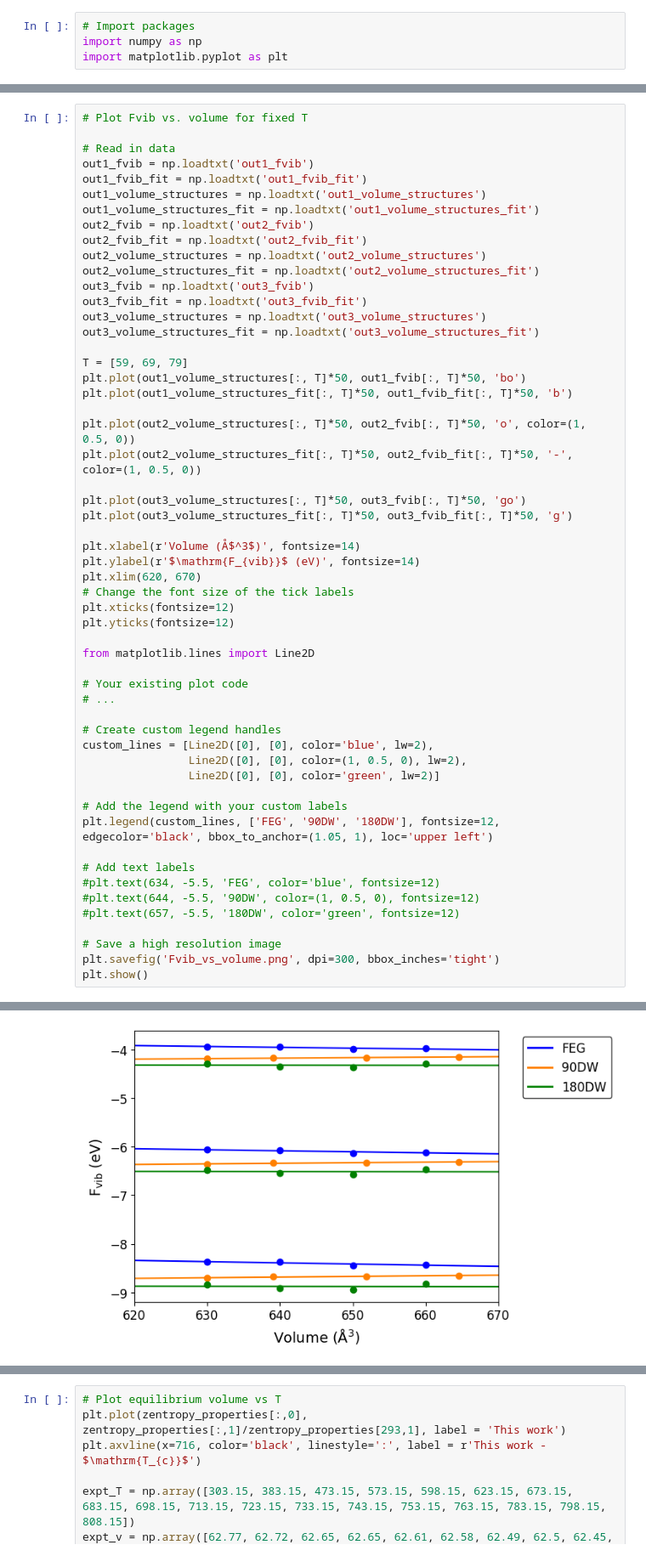
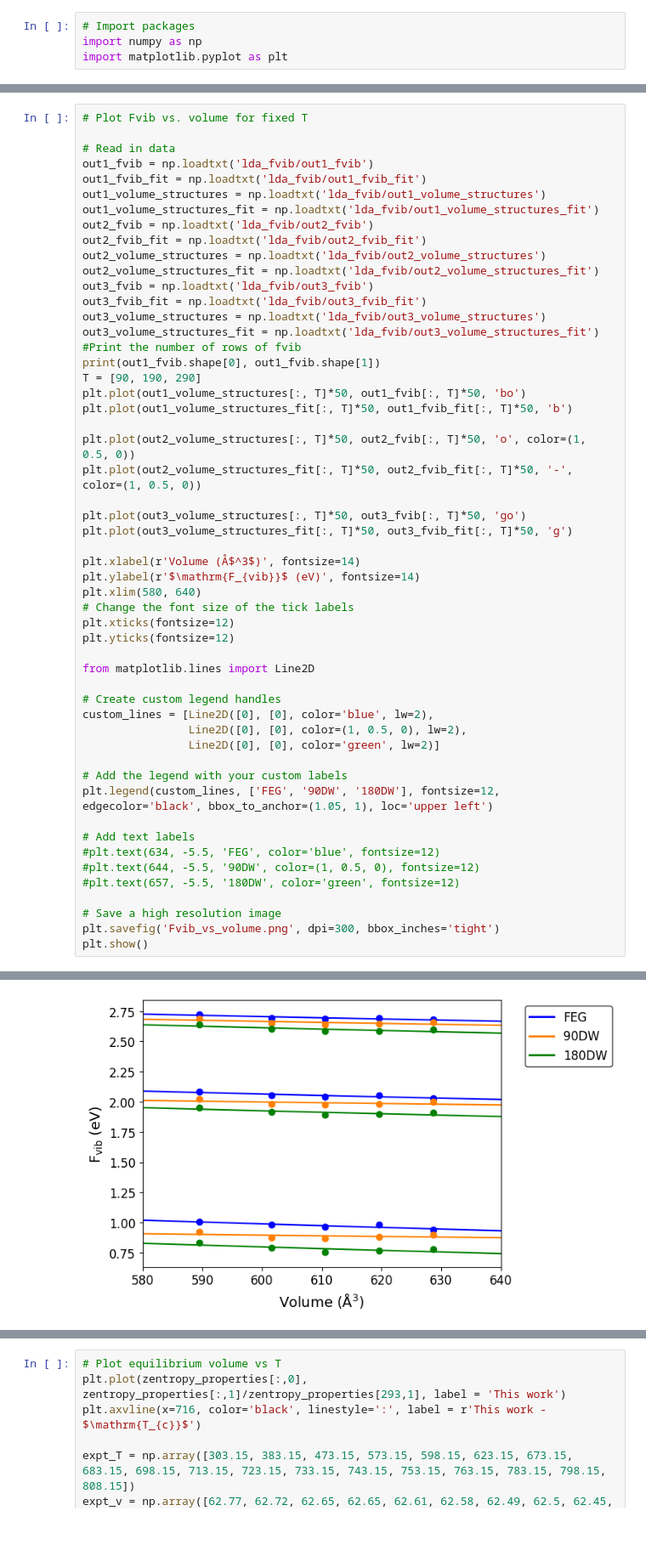
Before and after one commit to nhew1994/PyZentropy, a Jupyter notebook: plot_phonon_dos.ipynb, the cells around one changed output, grey strips where cells are left out. Shown at 85% size. Saved outputs shown, nothing was run; the diff lists cells and outputs as text; blank space fills up the shorter version.

```diff
--- a/plot_phonon_dos.ipynb
+++ b/plot_phonon_dos.ipynb
@@ -64,20 +64,21 @@ plt.savefig('180DW_phonon_dos_with_and_without_dipole.png', dpi=300)
 # Plot Fvib vs. volume for fixed T
 
 # Read in data
-out1_fvib = np.loadtxt('out1_fvib')
-out1_fvib_fit = np.loadtxt('out1_fvib_fit')
-out1_volume_structures = np.loadtxt('out1_volume_structures')
-out1_volume_structures_fit = np.loadtxt('out1_volume_structures_fit')
-out2_fvib = np.loadtxt('out2_fvib')
-out2_fvib_fit = np.loadtxt('out2_fvib_fit')
-out2_volume_structures = np.loadtxt('out2_volume_structures')
-out2_volume_structures_fit = np.loadtxt('out2_volume_structures_fit')
-out3_fvib = np.loadtxt('out3_fvib')
-out3_fvib_fit = np.loadtxt('out3_fvib_fit')
-out3_volume_structures = np.loadtxt('out3_volume_structures')
-out3_volume_structures_fit = np.loadtxt('out3_volume_structures_fit')
-
-T = [59, 69, 79]
+out1_fvib = np.loadtxt('lda_fvib/out1_fvib')
+out1_fvib_fit = np.loadtxt('lda_fvib/out1_fvib_fit')
+out1_volume_structures = np.loadtxt('lda_fvib/out1_volume_structures')
+out1_volume_structures_fit = np.loadtxt('lda_fvib/out1_volume_structures_fit')
+out2_fvib = np.loadtxt('lda_fvib/out2_fvib')
+out2_fvib_fit = np.loadtxt('lda_fvib/out2_fvib_fit')
+out2_volume_structures = np.loadtxt('lda_fvib/out2_volume_structures')
+out2_volume_structures_fit = np.loadtxt('lda_fvib/out2_volume_structures_fit')
+out3_fvib = np.loadtxt('lda_fvib/out3_fvib')
+out3_fvib_fit = np.loadtxt('lda_fvib/out3_fvib_fit')
+out3_volume_structures = np.loadtxt('lda_fvib/out3_volume_structures')
+out3_volume_structures_fit = np.loadtxt('lda_fvib/out3_volume_structures_fit')
+#Print the number of rows of fvib
+print(out1_fvib.shape[0], out1_fvib.shape[1])
+T = [90, 190, 290]
 plt.plot(out1_volume_structures[:, T]*50, out1_fvib[:, T]*50, 'bo')
 plt.plot(out1_volume_structures_fit[:, T]*50, out1_fvib_fit[:, T]*50, 'b')
 
@@ -89,15 +90,12 @@ plt.plot(out3_volume_structures_fit[:, T]*50, out3_fvib_fit[:, T]*50, 'g')
 
 plt.xlabel(r'Volume (Å$^3$)', fontsize=14)
 plt.ylabel(r'$\mathrm{F_{vib}}$ (eV)', fontsize=14)
-plt.xlim(620, 670)
+plt.xlim(580, 640)
 # Change the font size of the tick labels
 plt.xticks(fontsize=12)
 plt.yticks(fontsize=12)
 
 from matplotlib.lines import Line2D
-
-# Your existing plot code
-# ...
 
 # Create custom legend handles
 custom_lines = [Line2D([0], [0], color='blue', lw=2),
@@ -119,4 +118,4 @@ plt.show()
-[figure, old version]
+[figure, new version]
 # %%
 # Plot delta Gibbs energy for P = 0
 FEG = np.loadtxt('property_eachev_FEG')
```
Also changed, not shown: parts of 3 cells of this notebook, 36 other files.
